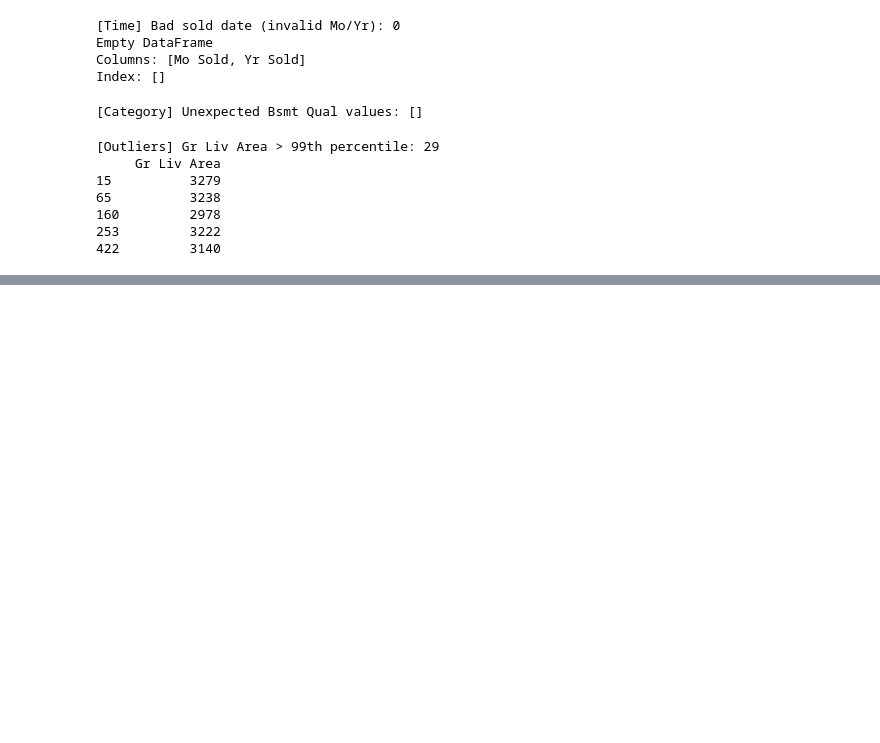
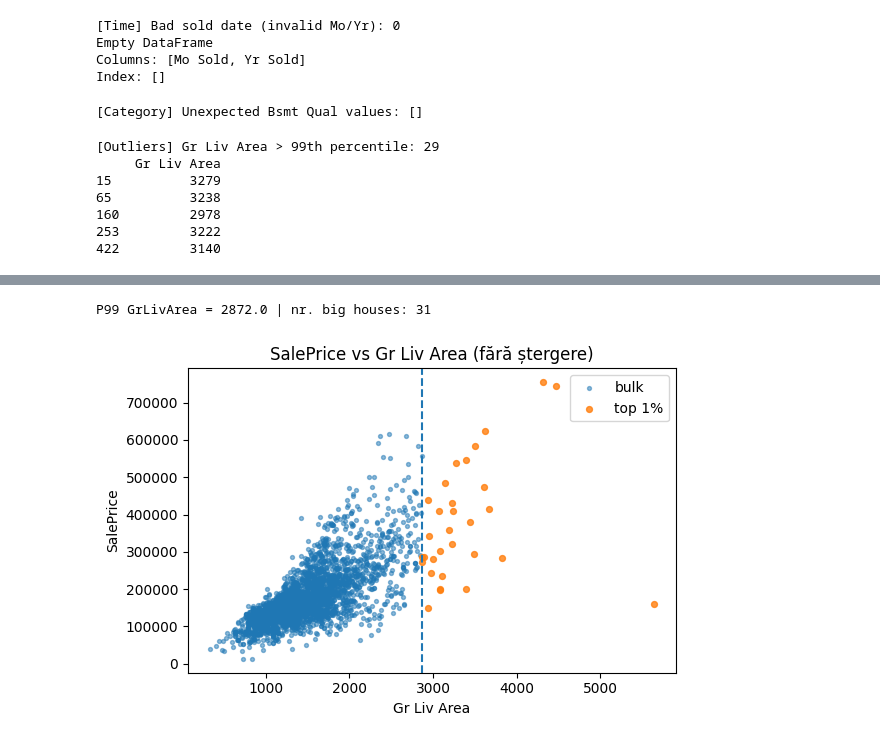
Before and after one commit to MalinaDumitrescu/ML_Projects, a Jupyter notebook: Lab1_ML/data_analysis.ipynb, the cells around one changed output, grey strips where cells are left out. Saved outputs shown, nothing was run; the diff lists cells and outputs as text; code cells hidden in the pictures; blank space fills up the shorter version.

```diff
--- a/Lab1_ML/data_analysis.ipynb
+++ b/Lab1_ML/data_analysis.ipynb
@@ -869,0 +1112,18 @@ dtype: int64
+# %%
+p99 = df['Gr Liv Area'].quantile(0.99)
+df['GrLivArea_log'] = np.log1p(df['Gr Liv Area'])
+df['SalePrice_log'] = np.log1p(df['SalePrice'])   # util la modele liniare
+df['is_big_house'] = (df['Gr Liv Area'] >= p99).astype(int)
+print("P99 GrLivArea =", p99, "| nr. big houses:", df['is_big_house'].sum())
+
+bulk = df['Gr Liv Area'] < p99
+plt.figure(figsize=(6,4))
+plt.scatter(df.loc[bulk,'Gr Liv Area'], df.loc[bulk,'SalePrice'], s=8, alpha=0.5, label='bulk')
+plt.scatter(df.loc[~bulk,'Gr Liv Area'], df.loc[~bulk,'SalePrice'], s=18, alpha=0.8, label='top 1%')
+plt.axvline(p99, ls='--')
+plt.title("SalePrice vs Gr Liv Area (fără ștergere)")
+plt.xlabel("Gr Liv Area"); plt.ylabel("SalePrice"); plt.legend()
+plt.tight_layout(); plt.show()
+# %% [output]
+P99 GrLivArea = 2872.0 | nr. big houses: 31
+[figure, added]
```
Also changed, not shown: parts of 23 cells of this notebook.
